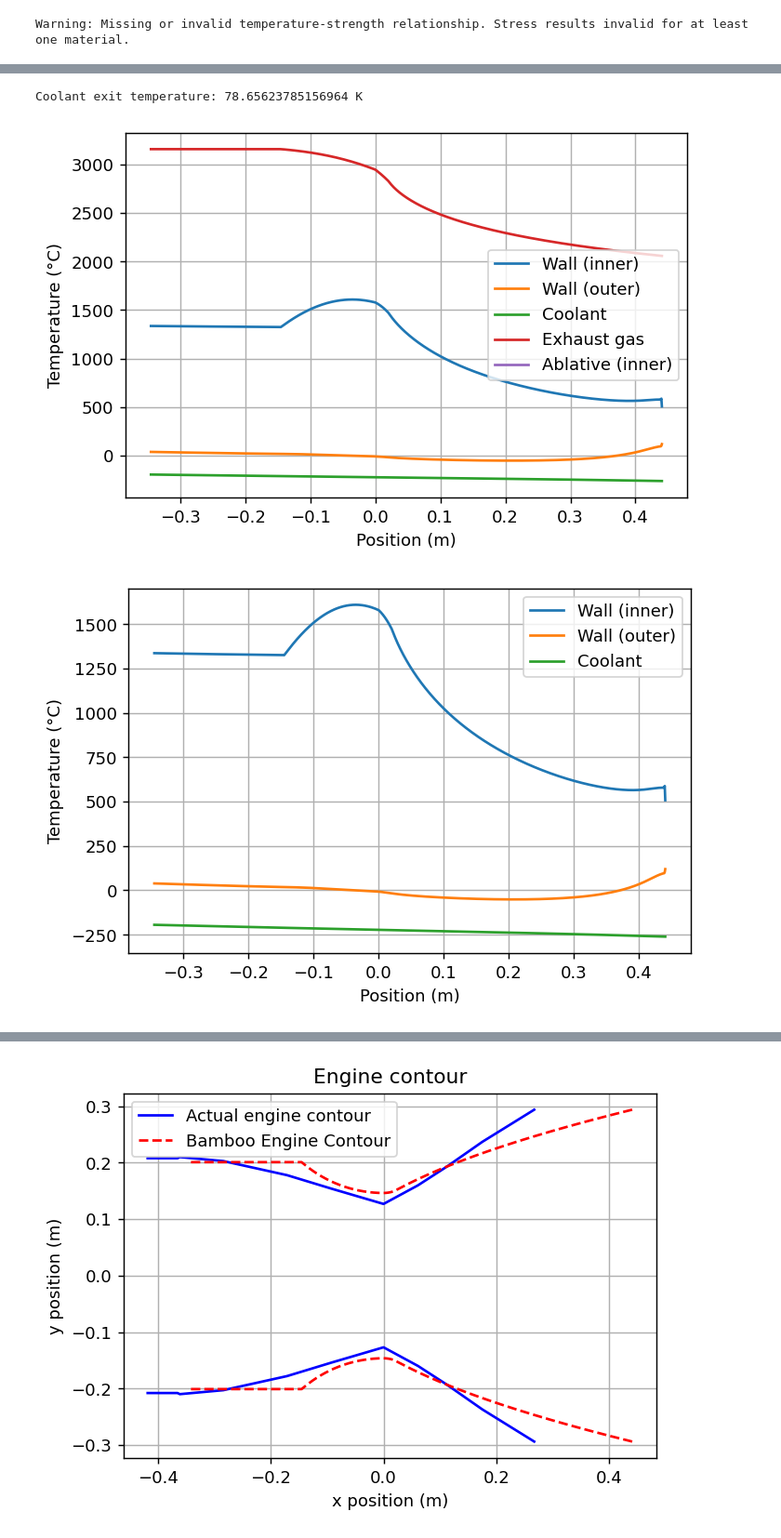
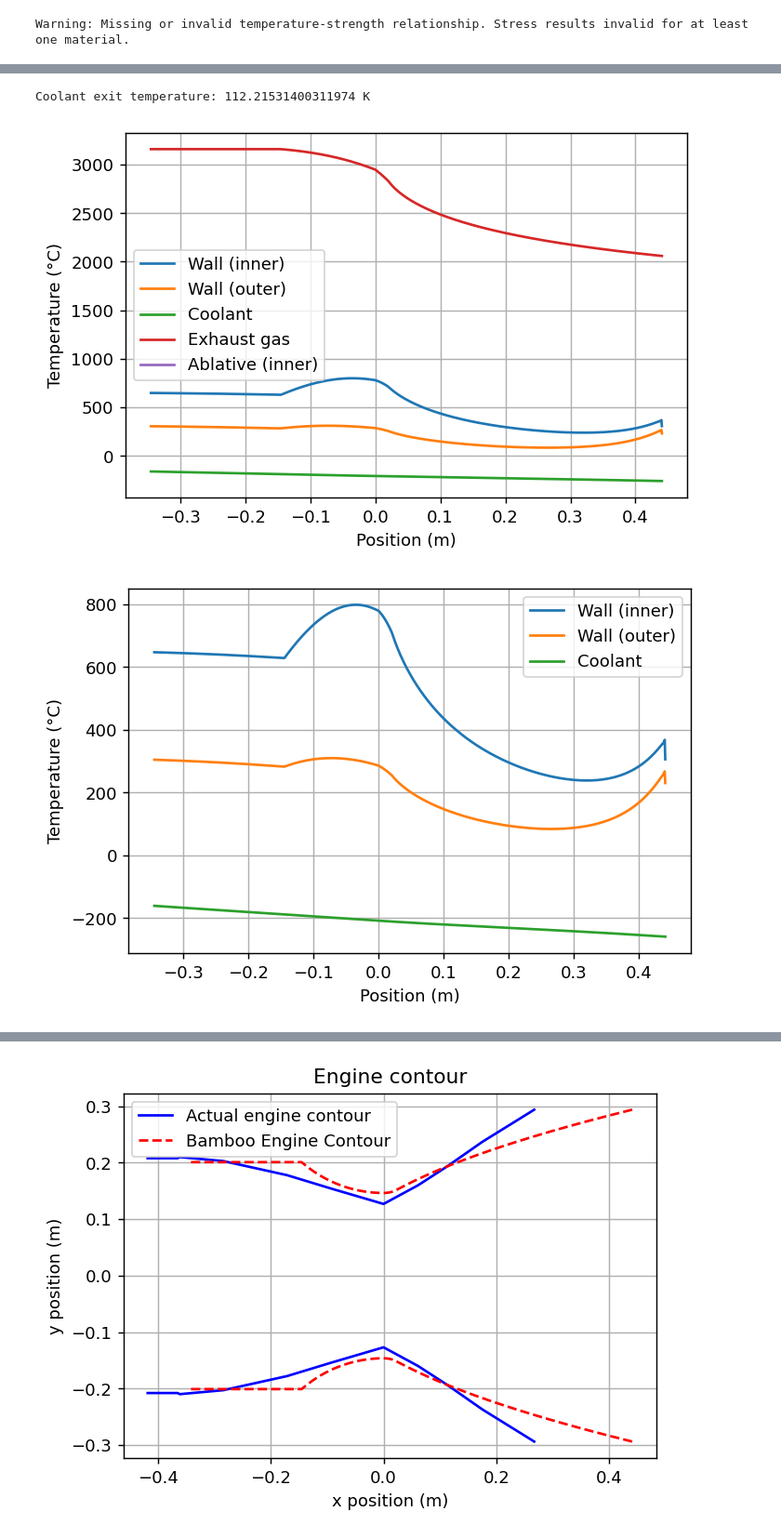
Before and after one commit to dug20/Bamboo-Investigations, a Jupyter notebook: Vulcain.ipynb, the cells around one changed output, grey strips where cells are left out. Shown at 93% size. Saved outputs shown, nothing was run; the diff lists cells and outputs as text; code cells hidden in the pictures.

```diff
--- a/Vulcain.ipynb
+++ b/Vulcain.ipynb
@@ -140,7 +149,7 @@ engine = bam.Engine(perfect_gas, chamber_conditions, nozzle)
 #Engine geometry - estimated by looking at the contour diagram. Thickness is a complete guess.
 engine.add_geometry(chamber_length = 0.2,
                     chamber_area = 0.127,
-                    inner_wall_thickness = 1e-2)
+                    inner_wall_thickness = 1.7e-3)
 # %%
 '''Transport properties'''
 #Setup the exhaust gas transport properties - assume the exhaust gas is purely water for simplicity
@@ -164,31 +173,47 @@ gas_transport = bam.cooling.TransportProperties(type = "constants",
                                                 Pr = 0.62)
 '''
 
-#Set up the coolant transport properties
-#fixed_T = 80
-
+#Set up the coolant transport properties - use an enthalpy model so we can take into account boiling
+#Round temperatures up to 12 K - CoolProp seems unhappy below this for LH2
 def Pr_coolant(T, p):
+    if T < 12:
+        T = 12
     return PropsSI("PRANDTL", "T", T, "P", p, "HYDROGEN")
 
 def mu_coolant(T, p):
+    if T < 12:
+        T = 12
     return PropsSI("VISCOSITY", "T", T, "P", p, "HYDROGEN")
 
 def k_coolant(T, p):
+    if T < 12:
+        T = 12
     return PropsSI("CONDUCTIVITY", "T", T, "P", p, "HYDROGEN")
 
 def cp_coolant(T, p):
+    if T < 12:
+        T = 12
     return PropsSI("CPMASS", "T", T, "P", p, "HYDROGEN")
 
 def rho_coolant(T, p):
+    if T < 12:
+        T = 12
     return PropsSI("DMASS", "T", T, "P", p, "HYDROGEN")
 
+def T_from_enthalpy(enthalpy, p):
+    return PropsSI('T','H', enthalpy,'P', p, 'HYDROGEN')
+
+def enthalpy_from_T(T, p):
+    return PropsSI('H','T', T, 'P', p, 'HYDROGEN')
 
 coolant_transport = bam.cooling.TransportProperties(type = "functions",
                                                     Pr = Pr_coolant,
                                                     mu = mu_coolant,
                                                     k = k_coolant,
                                                     cp = cp_coolant,
-                                                    rho = rho_coolant)
+                                                    rho = rho_coolant,
+                                                    T_from_enthalpy = T_from_enthalpy,
+                                                    enthalpy_from_T = enthalpy_from_T)
 '''
 coolant_transport = bam.cooling.TransportProperties(type = "constants",
                                                     mu = 2.4e-3,
@@ -213,14 +238,14 @@ vulcain_wall = bam.cooling.Material(E = float("NaN"),
 Warning: Missing or invalid temperature-strength relationship. Stress results invalid for at least one material.
 # %%
 engine.add_cooling_jacket(inner_wall = vulcain_wall,
-                          inlet_T = 12,                          #CoolProp seems to have trouble with H2 below 12K
-                          inlet_p0 = 150e5,
+                          inlet_T = 14,                          #CoolProp seems to have trouble with H2 below 12K
+                          inlet_p0 = 165e5,
                           coolant_transport = coolant_transport,
                           mdot_coolant = mdot/OF_ratio,
                           configuration = "vertical",
-                          channel_height = 5e-3,
-                          blockage_ratio = 0.4,
-                          number_of_ribs = 50)
+                          channel_height = 9.1e-3,
+                          blockage_ratio = 0.5,
+                          number_of_ribs = 288)
 # %%
 engine.plot_geometry()
 # %% [output]
@@ -231,13 +256,14 @@ bamboo_data = engine.steady_heating_analysis(to_json = False, h_gas_model = 'bar
 # %%
 #Show plots
 bam.plot.plot_temperatures(bamboo_data, show_gas = True, show_ablative = True)
 bam.plot.plot_temperatures(bamboo_data, show_gas = False, show_ablative = False)
-bam.plot.plot_qdot(bamboo_data, show_gas = False, show_ablative = False)
+bam.plot.plot_qdot(bamboo_data)
+bam.plot.plot_jacket_pressure(bamboo_data)
 
 print(f"Coolant exit temperature: {bamboo_data['T_coolant'][-1]} K")
 
 plt.show()
 # %% [output]
-Coolant exit temperature: 78.65623785156964 K
+Coolant exit temperature: 112.21531400311974 K
-[figure, old version]
+[figure, new version]
-[figure, old version]
+[figure, new version]
```
Also changed, not shown: parts of 5 cells of this notebook, 1 other file.
